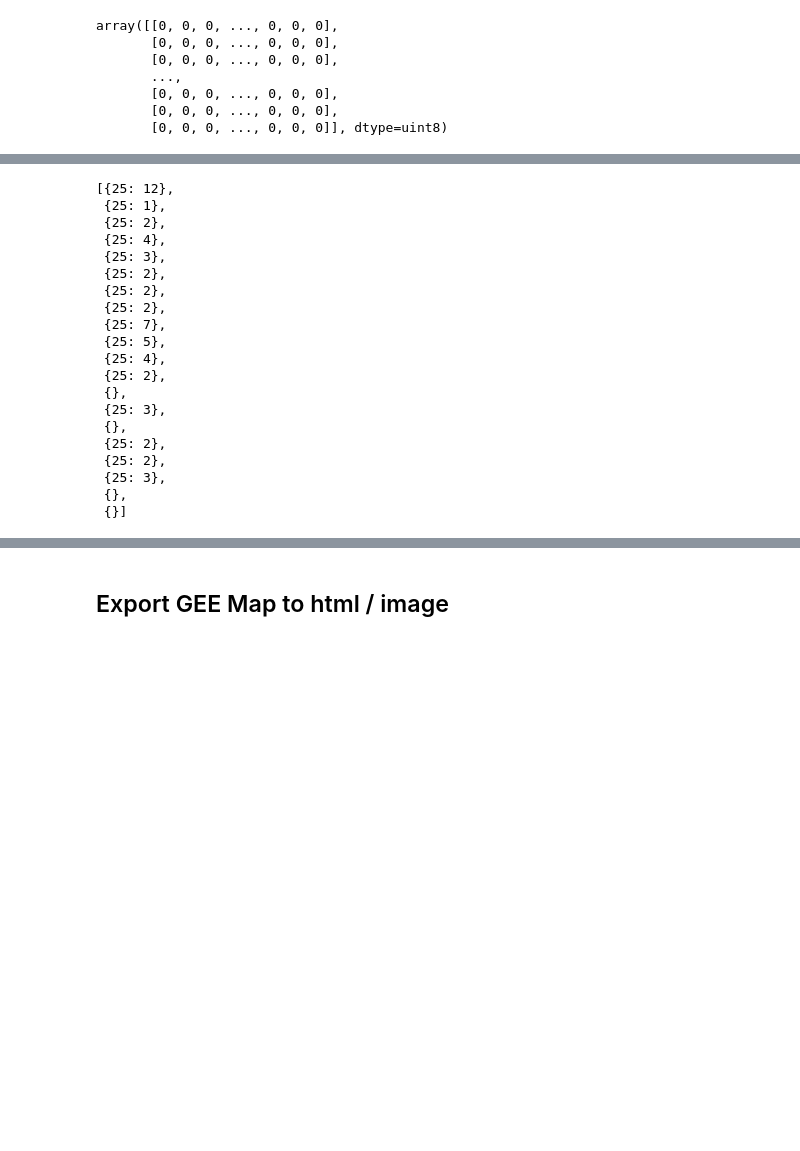
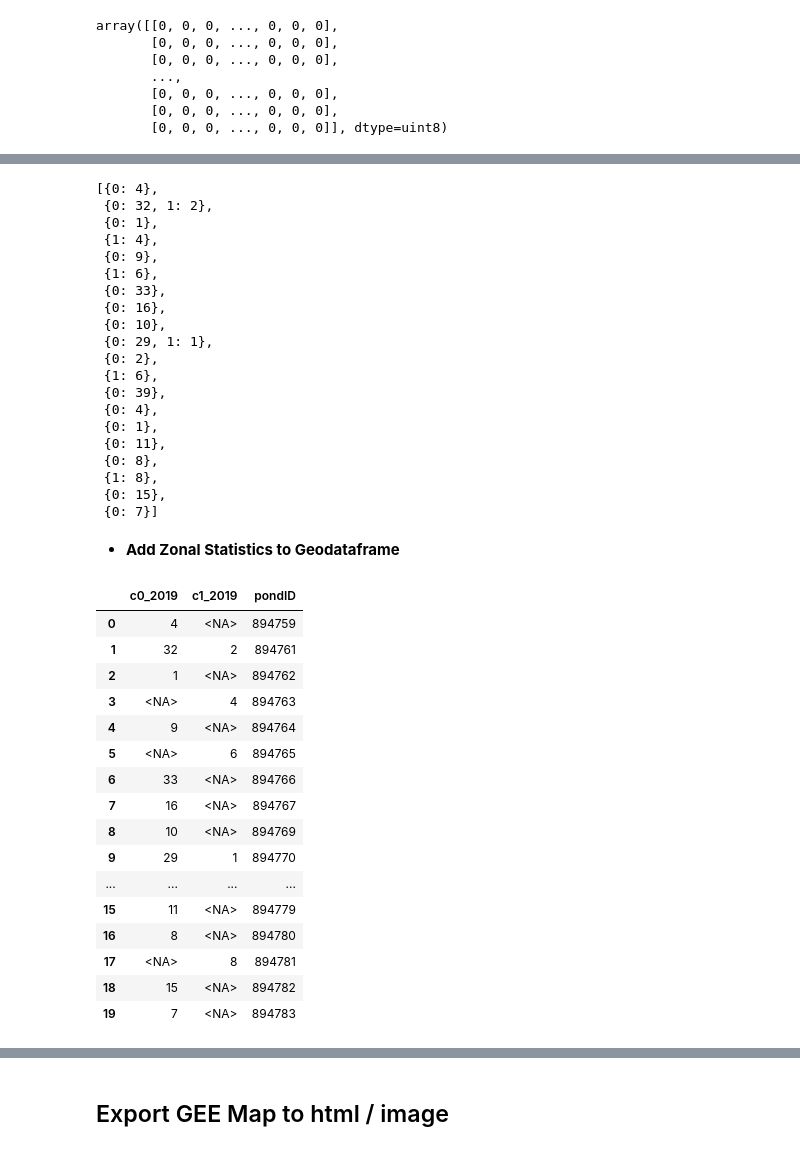
Before and after one commit to Shirobakaidou/Aquaponds, a Jupyter notebook: 04_export_waterMask+dataCoverage.ipynb, the cells around one changed output, grey strips where cells are left out. Drawn from its saved outputs; the diff is of its cells as text; code cells hidden in the pictures; blank space fills up the shorter version.

```diff
--- a/04_export_waterMask+dataCoverage.ipynb
+++ b/04_export_waterMask+dataCoverage.ipynb
@@ -728,26 +736,59 @@ transform
  0.0,
  -0.00026949458523585647]
 # %%
-zonstats = zonal_stats(ponds_test4, array, transform=transform, categorical=True) #
+zonstats = zonal_stats(ponds_test4, array, transform=transform, categorical=True, all_touched=True) #
 zonstats
 # %% [output]
-[{25: 12},
- {25: 1},
- {25: 2},
- {25: 4},
- {25: 3},
- {25: 2},
- {25: 2},
- {25: 2},
- {25: 7},
- {25: 5},
- {25: 4},
- {25: 2},
- {},
- {25: 3},
- {},
- {25: 2},
- {25: 2},
- {25: 3},
- {},
- {}]
+[{0: 4},
+ {0: 32, 1: 2},
+ {0: 1},
+ {1: 4},
+ {0: 9},
+ {1: 6},
+ {0: 33},
+ {0: 16},
+ {0: 10},
+ {0: 29, 1: 1},
+ {0: 2},
+ {1: 6},
+ {0: 39},
+ {0: 4},
+ {0: 1},
+ {0: 11},
+ {0: 8},
+ {1: 8},
+ {0: 15},
+ {0: 7}]
+# %% [markdown]
+* **Add Zonal Statistics to Geodataframe**
+# %%
+df_stats = pd.DataFrame(zonstats)
+
+# Convert data type of columns
+# https://stackoverflow.com/questions/15891038/change-column-type-in-pandas
+df_stats = df_stats.convert_dtypes()
+
+# Rename columns
+df_stats.rename(columns={0:'c0_2019', 1:'c1_2019'}, inplace=True)
+
+# Add 'pondID' as new column
+df_stats = df_stats.assign(pondID = np.array(ponds_test4['pondID']))
+df_stats
+# %% [output]
+|  | c0_2019 | c1_2019 | pondID |
+| 0 | 4 | <NA> | 894759 |
+| 1 | 32 | 2 | 894761 |
+| 2 | 1 | <NA> | 894762 |
+| 3 | <NA> | 4 | 894763 |
+| 4 | 9 | <NA> | 894764 |
+| 5 | <NA> | 6 | 894765 |
+| 6 | 33 | <NA> | 894766 |
+| 7 | 16 | <NA> | 894767 |
+| 8 | 10 | <NA> | 894769 |
+| 9 | 29 | 1 | 894770 |
+| ... | ... | ... | ... |
+| 15 | 11 | <NA> | 894779 |
+| 16 | 8 | <NA> | 894780 |
+| 17 | <NA> | 8 | 894781 |
+| 18 | 15 | <NA> | 894782 |
+| 19 | 7 | <NA> | 894783 |
```
Also changed, not shown: parts of 8 cells of this notebook.
